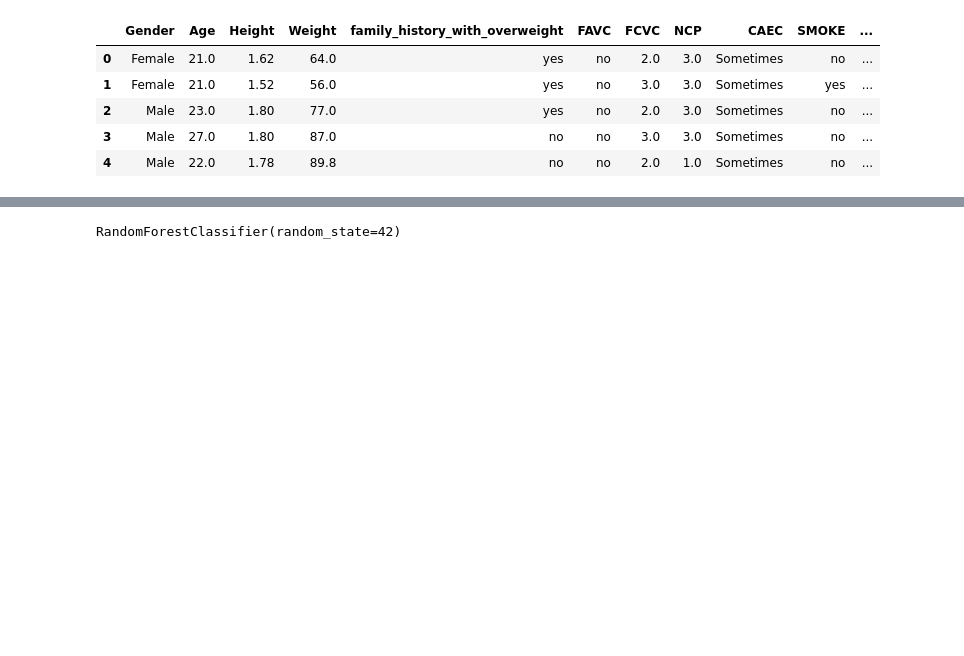
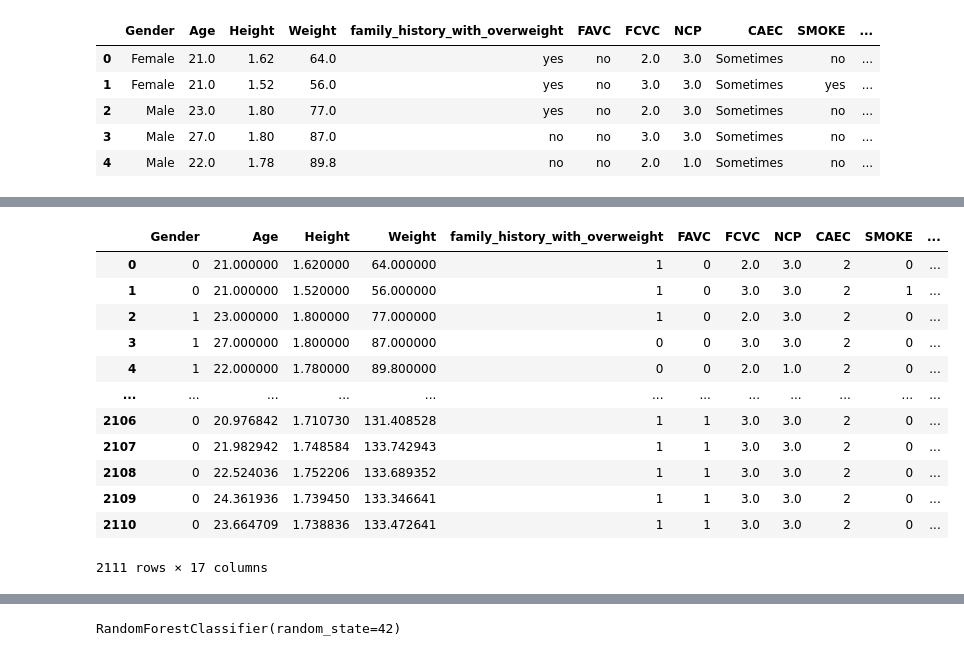
Before and after one commit to gordon-laraven/diabetes_project_2, a Jupyter notebook: main.ipynb, the cells around one changed output, grey strips where cells are left out. Drawn from its saved outputs; the diff is of its cells as text; code cells hidden in the pictures; blank space fills up the shorter version.

```diff
--- a/Untitled.ipynb
+++ b/main.ipynb
@@ -46,0 +137,16 @@ X_test_scaled = scaler.transform(X_test)
+# %%
+X
+# %% [output]
+|  | Gender | Age | Height | Weight | family_history_with_overweight | FAVC | FCVC | NCP | CAEC | SMOKE | ... |
+| 0 | 0 | 21.000000 | 1.620000 | 64.000000 | 1 | 0 | 2.0 | 3.0 | 2 | 0 | ... |
+| 1 | 0 | 21.000000 | 1.520000 | 56.000000 | 1 | 0 | 3.0 | 3.0 | 2 | 1 | ... |
+| 2 | 1 | 23.000000 | 1.800000 | 77.000000 | 1 | 0 | 2.0 | 3.0 | 2 | 0 | ... |
+| 3 | 1 | 27.000000 | 1.800000 | 87.000000 | 0 | 0 | 3.0 | 3.0 | 2 | 0 | ... |
+| 4 | 1 | 22.000000 | 1.780000 | 89.800000 | 0 | 0 | 2.0 | 1.0 | 2 | 0 | ... |
+| ... | ... | ... | ... | ... | ... | ... | ... | ... | ... | ... | ... |
+| 2106 | 0 | 20.976842 | 1.710730 | 131.408528 | 1 | 1 | 3.0 | 3.0 | 2 | 0 | ... |
+| 2107 | 0 | 21.982942 | 1.748584 | 133.742943 | 1 | 1 | 3.0 | 3.0 | 2 | 0 | ... |
+| 2108 | 0 | 22.524036 | 1.752206 | 133.689352 | 1 | 1 | 3.0 | 3.0 | 2 | 0 | ... |
+| 2109 | 0 | 24.361936 | 1.739450 | 133.346641 | 1 | 1 | 3.0 | 3.0 | 2 | 0 | ... |
+| 2110 | 0 | 23.664709 | 1.738836 | 133.472641 | 1 | 1 | 3.0 | 3.0 | 2 | 0 | ... |
+2111 rows × 17 columns
```
Also changed, not shown: parts of 18 cells of this notebook, 1 other file.
